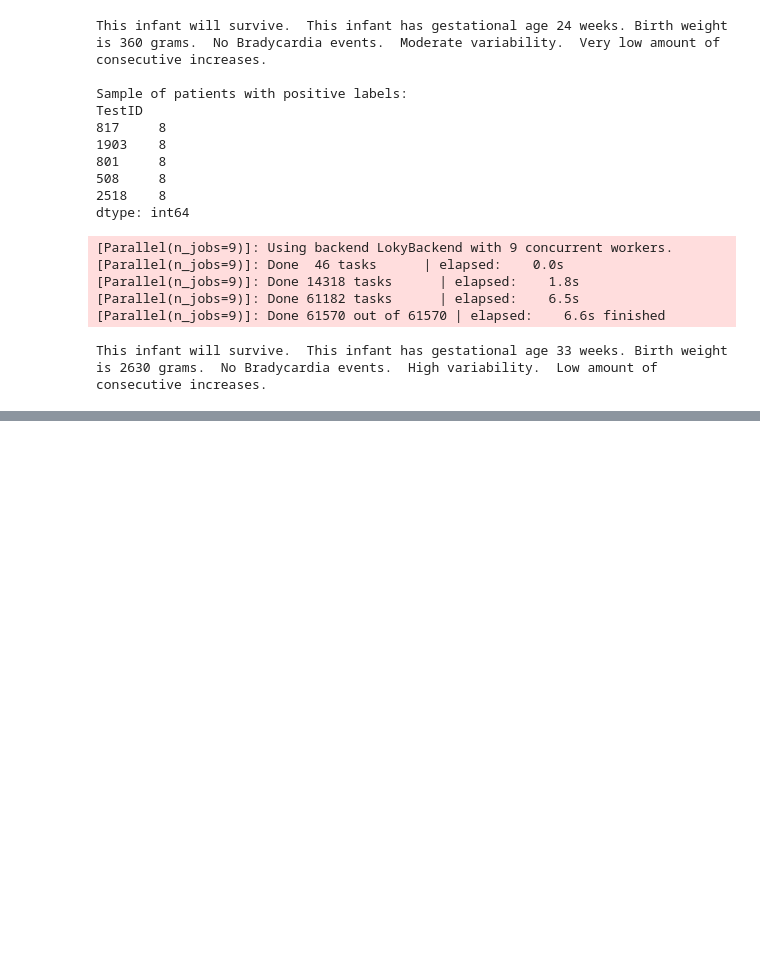
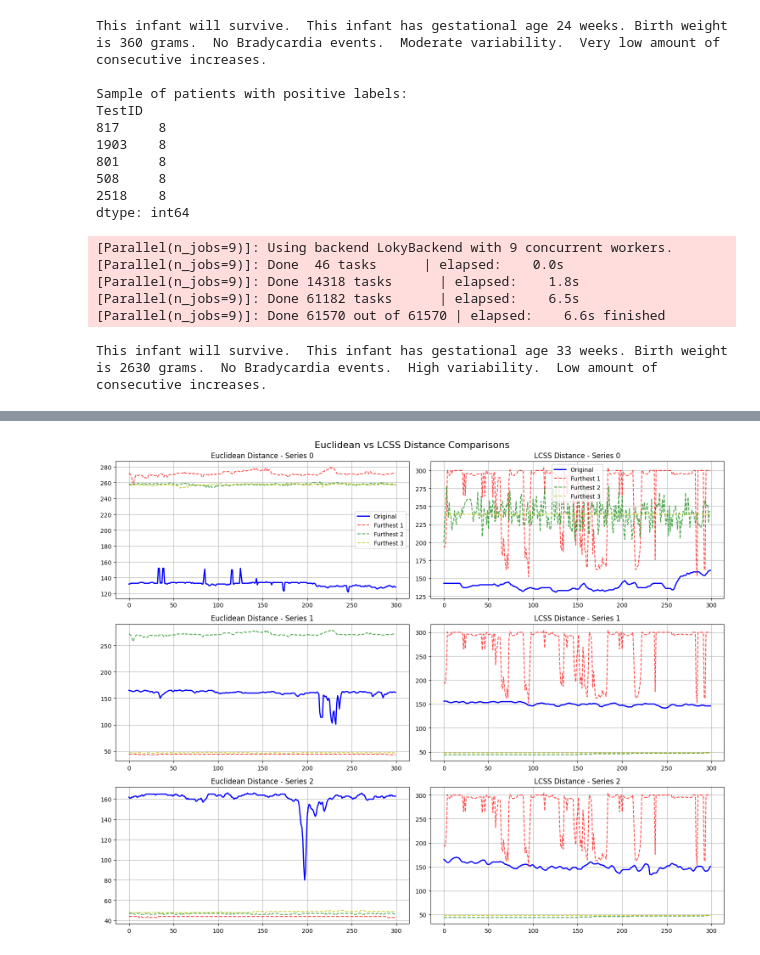
Before and after one commit to JiaxingQiu/llm_nicu_vitalsigns, a Jupyter notebook: script/WSDIST/wsdist_whole.ipynb, the cells around one changed output, grey strips where cells are left out. Saved outputs shown, nothing was run; the diff lists cells and outputs as text; code cells hidden in the pictures; blank space fills up the shorter version.

Commit message:
fix masked time series training

```diff
--- a/script/WSDIST/wsdist_whole.ipynb
+++ b/script/WSDIST/wsdist_whole.ipynb
@@ -190,8 +209,8 @@ if __name__ == '__main__':
 
 import matplotlib.pyplot as plt
 # load the furthest_neighbors
-euc_furthest3_train = np.load('./script/WSDIST/results/train_euclidean_furthest3_'+str(df.shape[0])+'.npy', allow_pickle=True)
-euc_furthest3_test = np.load('./script/WSDIST/results/test_euclidean_furthest3_'+str(df.shape[0])+'.npy', allow_pickle=True)
+euc_furthest3_train = np.load('./results/train_euclidean_furthest3_'+str(df_train.shape[0])+'.npy', allow_pickle=True)
+euc_furthest3_test = np.load('./results/test_euclidean_furthest3_'+str(df_test.shape[0])+'.npy', allow_pickle=True)
 
 # Create 3x2 subplot to take a look at negative samples
 fig, axes = plt.subplots(3, 2, figsize=(15, 12))
@@ -199,49 +218,51 @@ fig.suptitle('Euclidean vs LCSS Distance Comparisons', fontsize=16)
 
 for i in range(3):
     # Left column: Euclidean distance comparisons
-    axes[i,0].plot(df.iloc[i].values, 'b-', label='Original', linewidth=2)
-    axes[i,0].plot(df.iloc[euc_furthest3_train.item()[i][0]].values, 'r--', alpha=0.7, label='Furthest 1')
-    axes[i,0].plot(df.iloc[euc_furthest3_train.item()[i][1]].values, 'g--', alpha=0.7, label='Furthest 2')
-    axes[i,0].plot(df.iloc[euc_furthest3_train.item()[i][2]].values, 'y--', alpha=0.7, label='Furthest 3')
+    axes[i,0].plot(df_train.loc[i, '1':'300'].values, 'b-', label='Original', linewidth=2)
+    axes[i,0].plot(df_train.loc[euc_furthest3_train.item()[i][0], '1':'300'].values, 'r--', alpha=0.7, label='Furthest 1')
+    axes[i,0].plot(df_train.loc[euc_furthest3_train.item()[i][1], '1':'300'].values, 'g--', alpha=0.7, label='Furthest 2')
+    axes[i,0].plot(df_train.loc[euc_furthest3_train.item()[i][2], '1':'300'].values, 'y--', alpha=0.7, label='Furthest 3')
     axes[i,0].set_title(f'Euclidean Distance - Series {i}')
     axes[i,0].grid(True)
     if i == 0:
         axes[i,0].legend()
 
     # Right column: LCSS distance comparisons
-    axes[i,1].plot(df.iloc[i].values, 'b-', label='Original', linewidth=2)
-    axes[i,1].plot(df.iloc[euc_furthest3_test.item()[i][0]].values, 'r--', alpha=0.7, label='Furthest 1')
-    axes[i,1].plot(df.iloc[euc_furthest3_test.item()[i][1]].values, 'g--', alpha=0.7, label='Furthest 2')
-    axes[i,1].plot(df.iloc[euc_furthest3_test.item()[i][2]].values, 'y--', alpha=0.7, label='Furthest 3')
+    axes[i,1].plot(df_test.loc[i, '1':'300'].values, 'b-', label='Original', linewidth=2)
+    axes[i,1].plot(df_test.loc[euc_furthest3_test.item()[i][0], '1':'300'].values, 'r--', alpha=0.7, label='Furthest 1')
+    axes[i,1].plot(df_test.loc[euc_furthest3_test.item()[i][1], '1':'300'].values, 'g--', alpha=0.7, label='Furthest 2')
+    axes[i,1].plot(df_test.loc[euc_furthest3_test.item()[i][2], '1':'300'].values, 'y--', alpha=0.7, label='Furthest 3')
     axes[i,1].set_title(f'LCSS Distance - Series {i}')
     axes[i,1].grid(True)
     if i == 0:
         axes[i,1].legend()
 
 plt.tight_layout()
 plt.show()
 
 
 # Convert to dataframe
 data = []
 furthest_dict = euc_furthest3_train.item()
 for i in furthest_dict.keys():
     data.append({
         'euc_far_rowid1': euc_furthest3_train.item()[i][0],
         'euc_far_rowid2': euc_furthest3_train.item()[i][1],
         'euc_far_rowid3': euc_furthest3_train.item()[i][2]
     })
 
 df_furthest3 = pd.DataFrame(data)
-df_furthest3.to_csv('./data/train_furthest3.csv', index=False)
+df_furthest3.to_csv('../../data/train_furthest3.csv', index=False)
 data = []
 furthest_dict = euc_furthest3_test.item()
 for i in furthest_dict.keys():
     data.append({
         'euc_far_rowid1': euc_furthest3_test.item()[i][0],
         'euc_far_rowid2': euc_furthest3_test.item()[i][1],
         'euc_far_rowid3': euc_furthest3_test.item()[i][2]
     })
 
 df_furthest3 = pd.DataFrame(data)
-df_furthest3.to_csv('./data/test_furthest3.csv', index=False)
+df_furthest3.to_csv('../../data/test_furthest3.csv', index=False)
+# %% [output]
+[figure, added]
```
Also changed, not shown: parts of 3 cells of this notebook, 6 other files.
